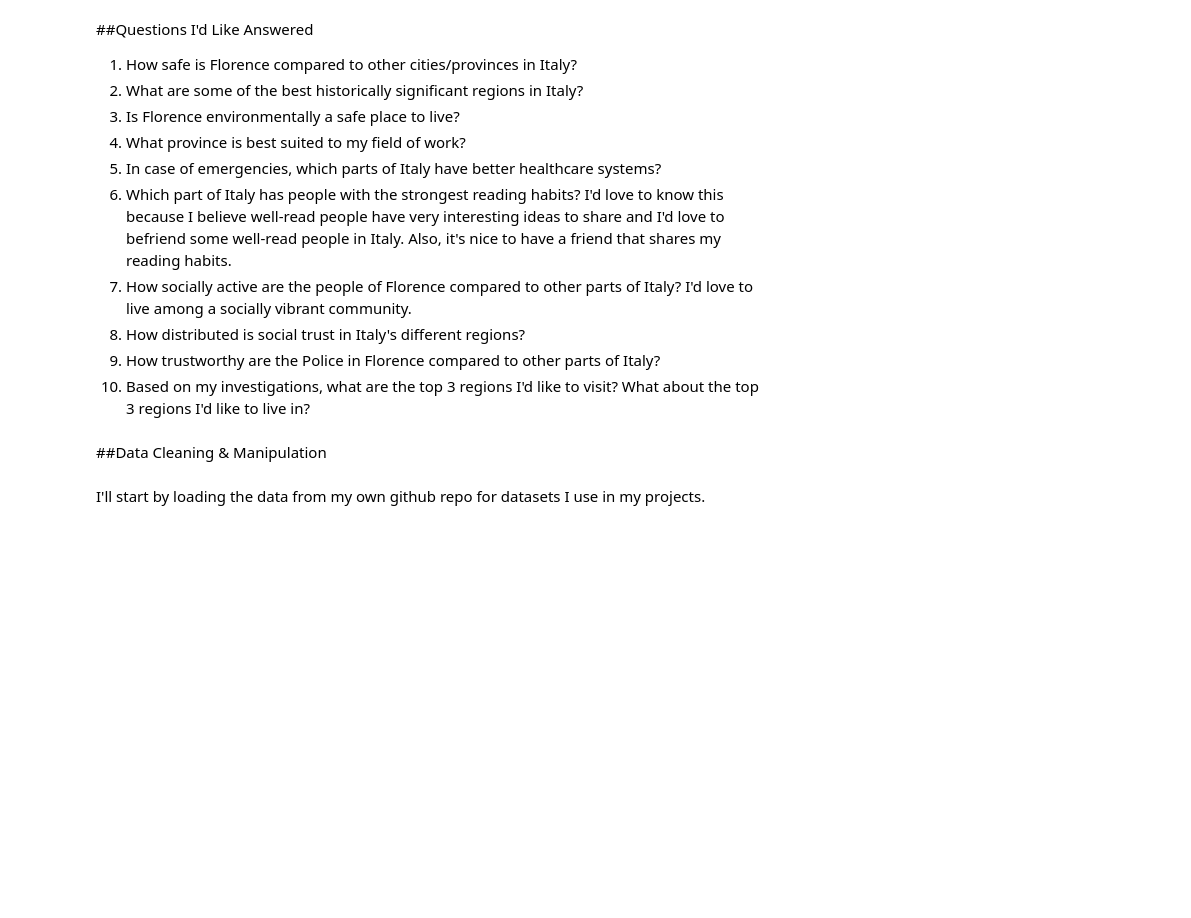
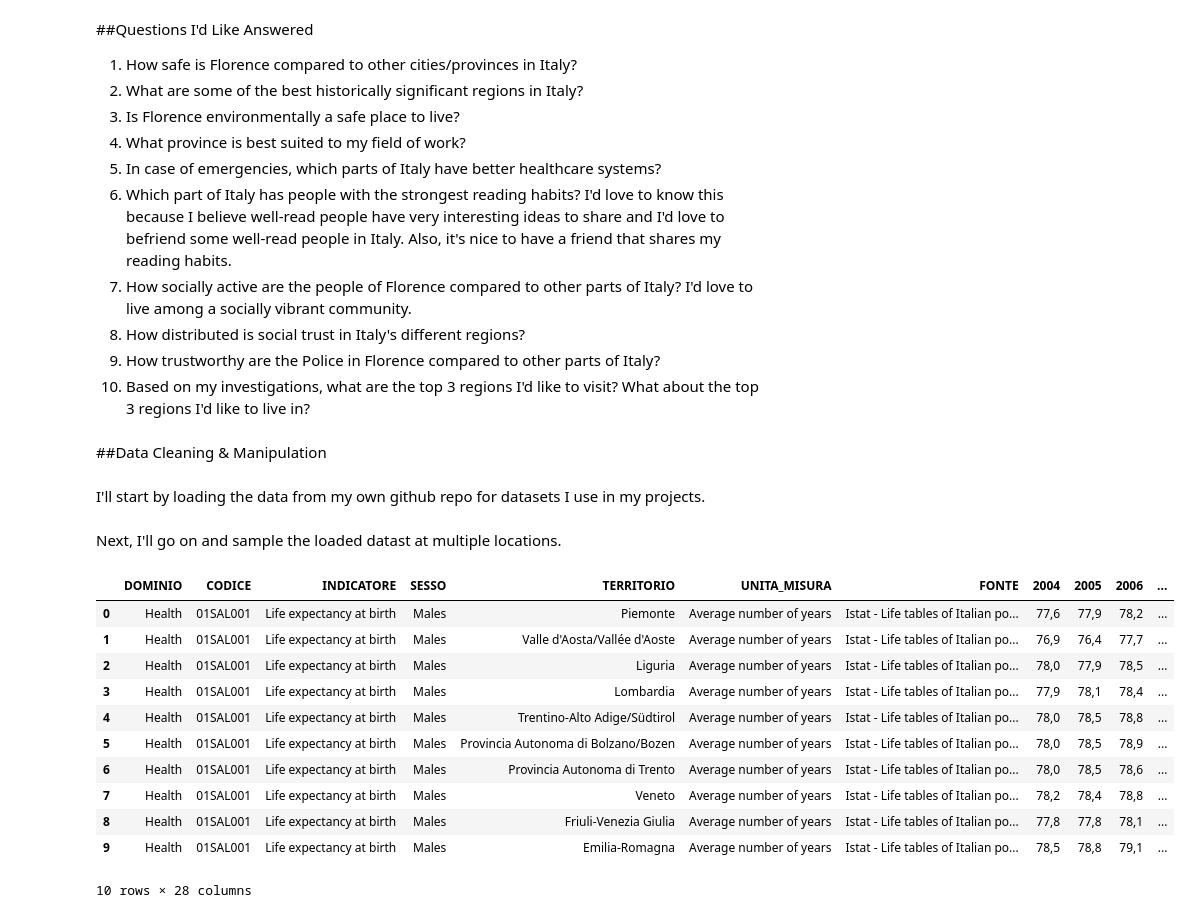
Before and after one commit to EphiWalker/Italy_BES, a Jupyter notebook: italy_bes.ipynb, the cells around one changed output. Saved outputs shown, nothing was run; the diff lists cells and outputs as text; code cells hidden in the pictures; blank space fills up the shorter version.

Commit message:
sampled dataset at multiple locations

```diff
--- a/italy_bes.ipynb
+++ b/italy_bes.ipynb
@@ -37,3 +37,20 @@ import matplotlib.pyplot as plt
 import seaborn as sns
 
 italy_bes = pd.read_excel('https://github.com/EphiWalker/datasets/raw/main/Indicators_region_gender.xlsx')
+# %% [markdown]
+Next, I'll go on and sample the loaded datast at multiple locations.
+# %%
+italy_bes.head(10) #look at the first 10 cases/rows
+# %% [output]
+|  | DOMINIO | CODICE | INDICATORE | SESSO | TERRITORIO | UNITA_MISURA | FONTE | 2004 | 2005 | 2006 | ... |
+| 0 | Health | 01SAL001 | Life expectancy at birth | Males | Piemonte | Average number of years | Istat - Life tables of Italian po... | 77,6 | 77,9 | 78,2 | ... |
+| 1 | Health | 01SAL001 | Life expectancy at birth | Males | Valle d'Aosta/Vallée d'Aoste | Average number of years | Istat - Life tables of Italian po... | 76,9 | 76,4 | 77,7 | ... |
+| 2 | Health | 01SAL001 | Life expectancy at birth | Males | Liguria | Average number of years | Istat - Life tables of Italian po... | 78,0 | 77,9 | 78,5 | ... |
+| 3 | Health | 01SAL001 | Life expectancy at birth | Males | Lombardia | Average number of years | Istat - Life tables of Italian po... | 77,9 | 78,1 | 78,4 | ... |
+| 4 | Health | 01SAL001 | Life expectancy at birth | Males | Trentino-Alto Adige/Südtirol | Average number of years | Istat - Life tables of Italian po... | 78,0 | 78,5 | 78,8 | ... |
+| 5 | Health | 01SAL001 | Life expectancy at birth | Males | Provincia Autonoma di Bolzano/Bozen | Average number of years | Istat - Life tables of Italian po... | 78,0 | 78,5 | 78,9 | ... |
+| 6 | Health | 01SAL001 | Life expectancy at birth | Males | Provincia Autonoma di Trento | Average number of years | Istat - Life tables of Italian po... | 78,0 | 78,5 | 78,6 | ... |
+| 7 | Health | 01SAL001 | Life expectancy at birth | Males | Veneto | Average number of years | Istat - Life tables of Italian po... | 78,2 | 78,4 | 78,8 | ... |
+| 8 | Health | 01SAL001 | Life expectancy at birth | Males | Friuli-Venezia Giulia | Average number of years | Istat - Life tables of Italian po... | 77,8 | 77,8 | 78,1 | ... |
+| 9 | Health | 01SAL001 | Life expectancy at birth | Males | Emilia-Romagna | Average number of years | Istat - Life tables of Italian po... | 78,5 | 78,8 | 79,1 | ... |
+10 rows × 28 columns
```
Also changed, not shown: parts of 2 cells of this notebook.
